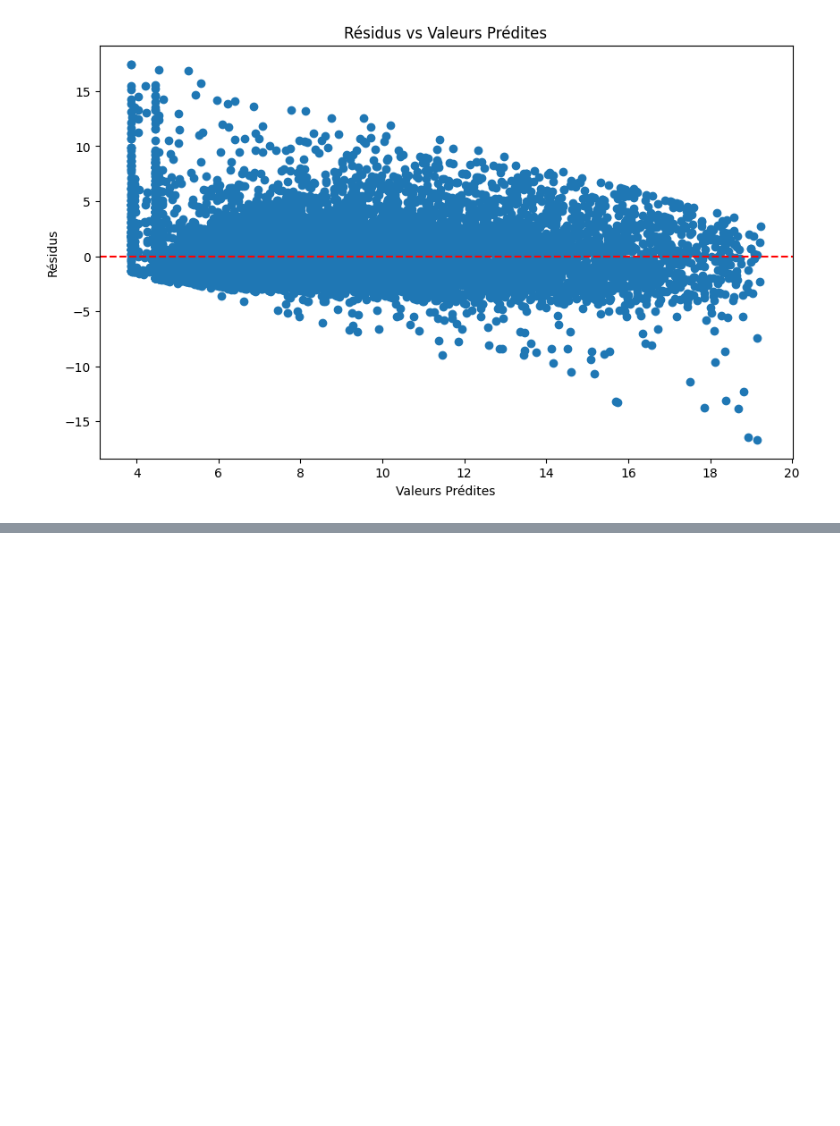
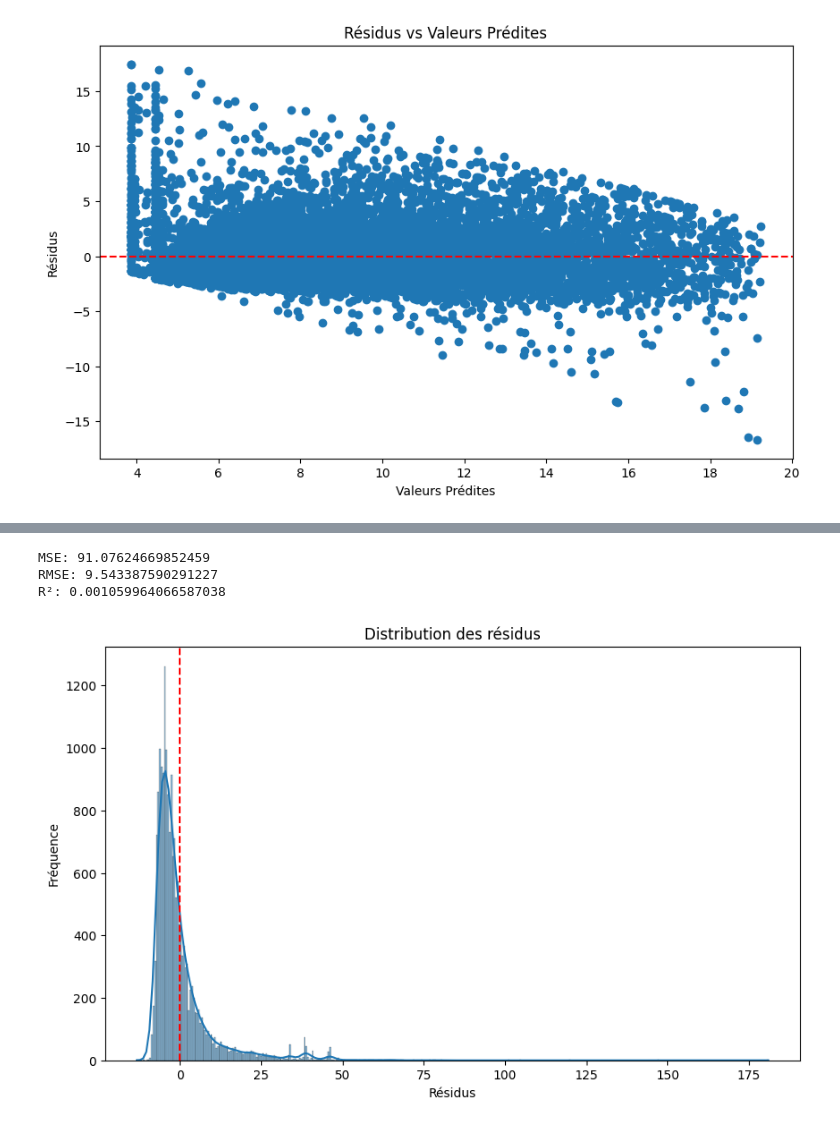
Before and after one commit to yjalil/prelectureMLops, a Jupyter notebook: project/notebooks/first_notebook.ipynb, the cells around one changed output, grey strips where cells are left out. Drawn from its saved outputs; the diff is of its cells as text; code cells hidden in the pictures; blank space fills up the shorter version.

```diff
--- a/project/notebooks/first_notebook.ipynb
+++ b/project/notebooks/first_notebook.ipynb
@@ -429,3 +449,22 @@ preproc_full
+# %%
+# Diviser les données en ensembles d'entraînement et de test
+X_train, X_test, y_train, y_test = train_test_split(X, y, test_size=0.2, random_state=42)
+
+# Créer un pipeline complet avec le préprocesseur et le modèle
+pipeline = make_pipeline(preproc_basic, LinearRegression())
+
+# Entraîner le modèle
+pipeline.fit(X_train, y_train)
+
+# Prédire sur l'ensemble de test
+y_pred = pipeline.predict(X_test)
+
+# Évaluer le modèle
+mse = mean_squared_error(y_test, y_pred)
+r2 = r2_score(y_test, y_pred)
+
+print(f"Mean Squared Error: {mse:.2f}")
+print(f"R-squared: {r2:.2f}")
 # %%
 from sklearn.linear_model import LinearRegression
 from sklearn.model_selection import train_test_split
@@ -478,0 +553,10 @@ plt.show()
+# %%
+from sklearn.model_selection import train_test_split
+
+X = df[['passenger_count', 'is_night', 'distance_km']]
+y = df['fare_amount']
+
+X_train, X_test, y_train, y_test = train_test_split(X, y, test_size=0.2, random_state=42)
+# %%
+pipeline = create_regression_pipeline()
+pipeline.fit(X_train, y_train)
@@ -478,0 +571,31 @@ plt.show()
+# %%
+y_pred = pipeline.predict(X_test)
+# %%
+from sklearn.metrics import mean_squared_error, r2_score
+
+mse = mean_squared_error(y_test, y_pred)
+rmse = mse ** 0.5
+r2 = r2_score(y_test, y_pred)
+
+print(f"MSE: {mse}")
+print(f"RMSE: {rmse}")
+print(f"R²: {r2}")
+# %% [output]
+MSE: 91.07624669852459
+RMSE: 9.543387590291227
+R²: 0.001059964066587038
+# %%
+import matplotlib.pyplot as plt
+import seaborn as sns
+
+residuals = y_test - y_pred
+
+plt.figure(figsize=(10, 6))
+sns.histplot(residuals, kde=True)
+plt.title('Distribution des résidus')
+plt.xlabel('Résidus')
+plt.ylabel('Fréquence')
+plt.axvline(0, color='red', linestyle='--')
+plt.show()
+# %% [output]
+[figure, added]
```
Also changed, not shown: parts of 11 cells of this notebook.
